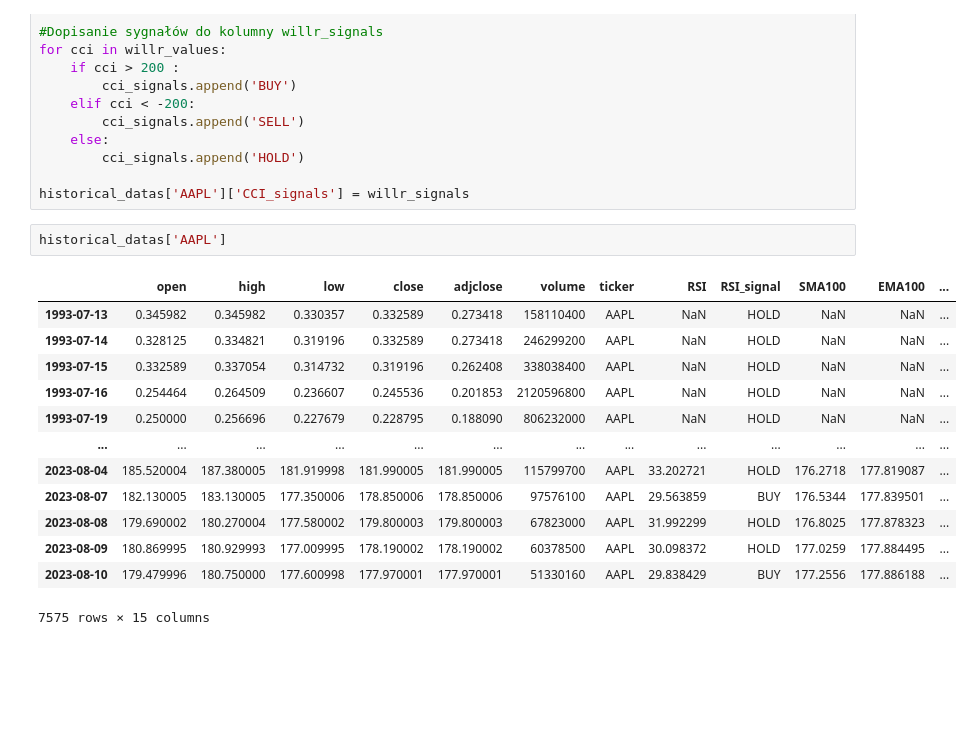
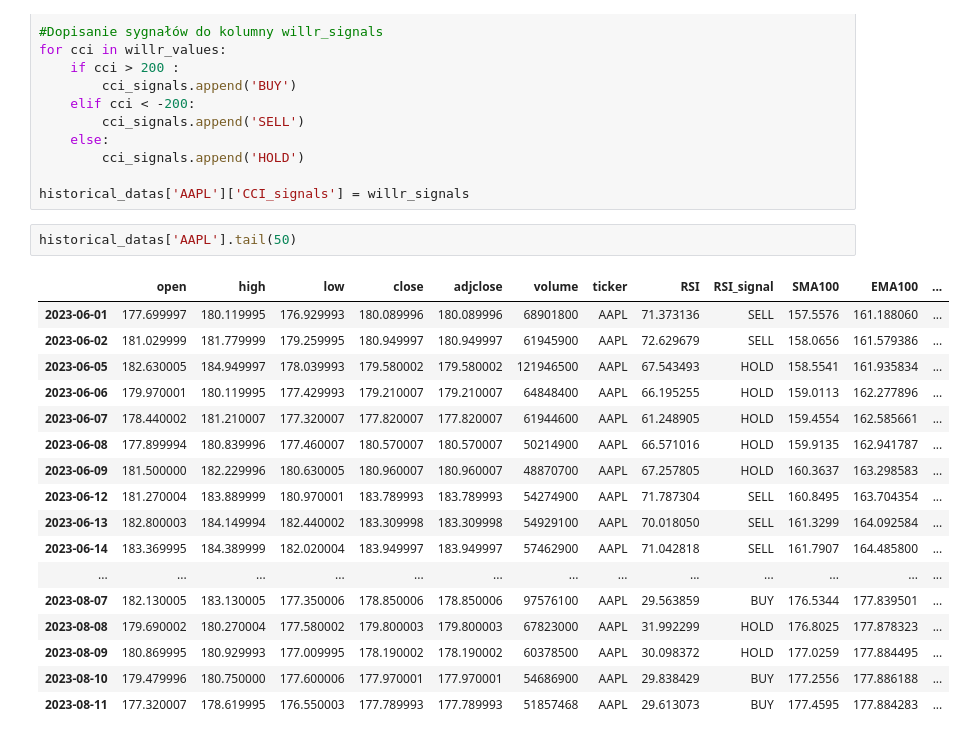
Before and after one commit to miladziekanowska/stock-market-forecast-project, a Jupyter notebook: Technical_Analysis.ipynb, the cells around one changed output. Saved outputs shown, nothing was run; the diff lists cells and outputs as text; blank space fills up the shorter version.

```diff
--- a/Technical_Analysis.ipynb
+++ b/Technical_Analysis.ipynb
@@ -217,18 +308,22 @@ for cci in willr_values:
 
 historical_datas['AAPL']['CCI_signals'] = willr_signals
 # %%
-historical_datas['AAPL']
+historical_datas['AAPL'].tail(50)
 # %% [output]
 |  | open | high | low | close | adjclose | volume | ticker | RSI | RSI_signal | SMA100 | EMA100 | ... |
-| 1993-07-13 | 0.345982 | 0.345982 | 0.330357 | 0.332589 | 0.273418 | 158110400 | AAPL | NaN | HOLD | NaN | NaN | ... |
-| 1993-07-14 | 0.328125 | 0.334821 | 0.319196 | 0.332589 | 0.273418 | 246299200 | AAPL | NaN | HOLD | NaN | NaN | ... |
-| 1993-07-15 | 0.332589 | 0.337054 | 0.314732 | 0.319196 | 0.262408 | 338038400 | AAPL | NaN | HOLD | NaN | NaN | ... |
-| 1993-07-16 | 0.254464 | 0.264509 | 0.236607 | 0.245536 | 0.201853 | 2120596800 | AAPL | NaN | HOLD | NaN | NaN | ... |
-| 1993-07-19 | 0.250000 | 0.256696 | 0.227679 | 0.228795 | 0.188090 | 806232000 | AAPL | NaN | HOLD | NaN | NaN | ... |
+| 2023-06-01 | 177.699997 | 180.119995 | 176.929993 | 180.089996 | 180.089996 | 68901800 | AAPL | 71.373136 | SELL | 157.5576 | 161.188060 | ... |
+| 2023-06-02 | 181.029999 | 181.779999 | 179.259995 | 180.949997 | 180.949997 | 61945900 | AAPL | 72.629679 | SELL | 158.0656 | 161.579386 | ... |
+| 2023-06-05 | 182.630005 | 184.949997 | 178.039993 | 179.580002 | 179.580002 | 121946500 | AAPL | 67.543493 | HOLD | 158.5541 | 161.935834 | ... |
+| 2023-06-06 | 179.970001 | 180.119995 | 177.429993 | 179.210007 | 179.210007 | 64848400 | AAPL | 66.195255 | HOLD | 159.0113 | 162.277896 | ... |
+| 2023-06-07 | 178.440002 | 181.210007 | 177.320007 | 177.820007 | 177.820007 | 61944600 | AAPL | 61.248905 | HOLD | 159.4554 | 162.585661 | ... |
+| 2023-06-08 | 177.899994 | 180.839996 | 177.460007 | 180.570007 | 180.570007 | 50214900 | AAPL | 66.571016 | HOLD | 159.9135 | 162.941787 | ... |
+| 2023-06-09 | 181.500000 | 182.229996 | 180.630005 | 180.960007 | 180.960007 | 48870700 | AAPL | 67.257805 | HOLD | 160.3637 | 163.298583 | ... |
+| 2023-06-12 | 181.270004 | 183.889999 | 180.970001 | 183.789993 | 183.789993 | 54274900 | AAPL | 71.787304 | SELL | 160.8495 | 163.704354 | ... |
+| 2023-06-13 | 182.800003 | 184.149994 | 182.440002 | 183.309998 | 183.309998 | 54929100 | AAPL | 70.018050 | SELL | 161.3299 | 164.092584 | ... |
+| 2023-06-14 | 183.369995 | 184.389999 | 182.020004 | 183.949997 | 183.949997 | 57462900 | AAPL | 71.042818 | SELL | 161.7907 | 164.485800 | ... |
 | ... | ... | ... | ... | ... | ... | ... | ... | ... | ... | ... | ... | ... |
-| 2023-08-04 | 185.520004 | 187.380005 | 181.919998 | 181.990005 | 181.990005 | 115799700 | AAPL | 33.202721 | HOLD | 176.2718 | 177.819087 | ... |
 | 2023-08-07 | 182.130005 | 183.130005 | 177.350006 | 178.850006 | 178.850006 | 97576100 | AAPL | 29.563859 | BUY | 176.5344 | 177.839501 | ... |
 | 2023-08-08 | 179.690002 | 180.270004 | 177.580002 | 179.800003 | 179.800003 | 67823000 | AAPL | 31.992299 | HOLD | 176.8025 | 177.878323 | ... |
 | 2023-08-09 | 180.869995 | 180.929993 | 177.009995 | 178.190002 | 178.190002 | 60378500 | AAPL | 30.098372 | HOLD | 177.0259 | 177.884495 | ... |
-| 2023-08-10 | 179.479996 | 180.750000 | 177.600998 | 177.970001 | 177.970001 | 51330160 | AAPL | 29.838429 | BUY | 177.2556 | 177.886188 | ... |
+| 2023-08-10 | 179.479996 | 180.750000 | 177.600006 | 177.970001 | 177.970001 | 54686900 | AAPL | 29.838429 | BUY | 177.2556 | 177.886188 | ... |
+| 2023-08-11 | 177.320007 | 178.619995 | 176.550003 | 177.789993 | 177.789993 | 51857468 | AAPL | 29.613073 | BUY | 177.4595 | 177.884283 | ... |
-7575 rows × 15 columns
```
Also changed, not shown: parts of 9 cells of this notebook.
